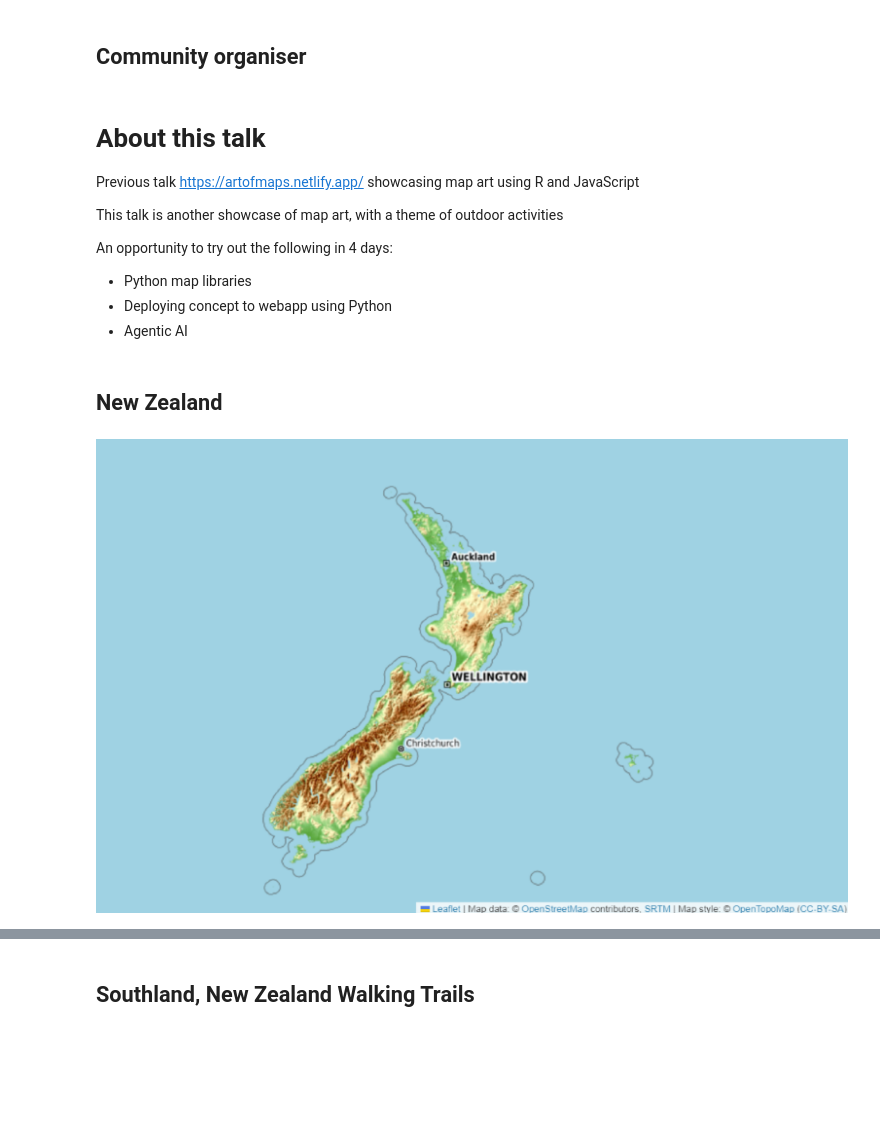
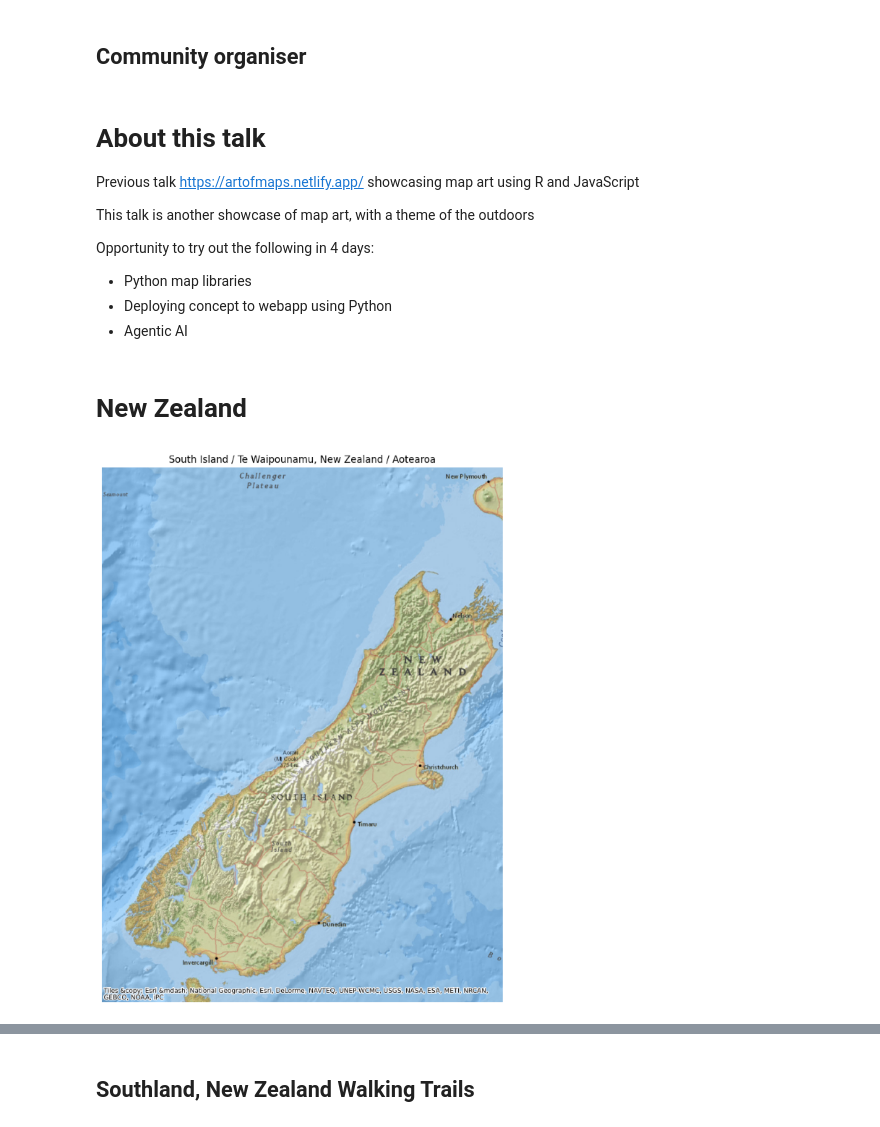
Before and after one commit to kimnewzealand/art-of-maps-2, a Jupyter notebook: presentation.ipynb, the cells around one changed output, grey strips where cells are left out. Saved outputs shown, nothing was run; the diff lists cells and outputs as text; code cells hidden in the pictures; blank space fills up the shorter version.

```diff
--- a/presentation.ipynb
+++ b/presentation.ipynb
@@ -28,19 +28,19 @@ from IPython.display import Image
 
 Previous talk https://artofmaps.netlify.app/ showcasing map art using R and JavaScript
 
-This talk is another showcase of map art, with a theme of outdoor activities
+This talk is another showcase of map art, with a theme of the outdoors
 
-An opportunity to try out the following in 4 days:
+Opportunity to try out the following in 4 days:
 
 - Python map libraries
 - Deploying concept to webapp using Python
 - Agentic AI
 # %% [markdown]
-## New Zealand
+# New Zealand
 # %%
-Image(filename='img/nz_map1.png')
+Image(filename='img/south_island_map1.png')
 # %% [output]
-[figure, old version]
+[figure, new version]
 # %%
 Image(filename='img/southland_map1.png')
 # %% [output]
```
Also changed, not shown: parts of 2 cells of this notebook, 8 other files.
